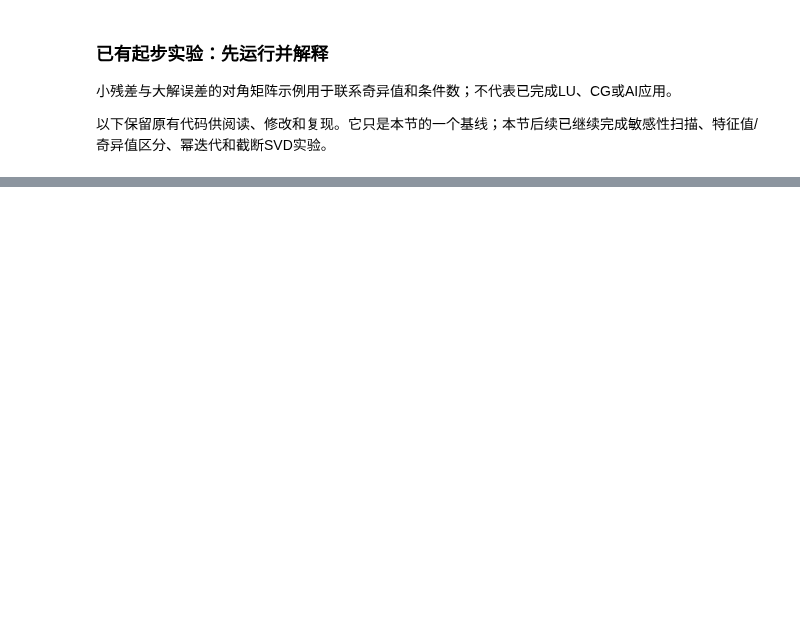
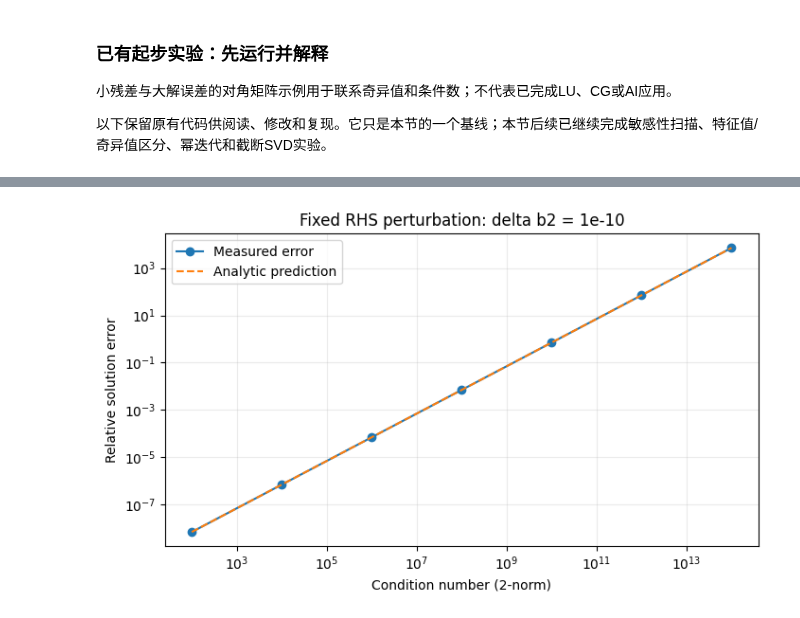
Before and after one commit to prince19992516/-2026, a Jupyter notebook: 教材/第04章-矩阵的解剖/工作/A2组-实验.ipynb, the cells around one changed output, grey strips where cells are left out. Saved outputs shown, nothing was run; the diff lists cells and outputs as text; code cells hidden in the pictures; blank space fills up the shorter version.

```diff
--- a/教材/第04章-矩阵的解剖/工作/A2组-实验.ipynb
+++ b/教材/第04章-矩阵的解剖/工作/A2组-实验.ipynb
@@ -2038,5 +2238,44 @@ print('SVD 行数:', len(svd_rows))
 # %%
 # 4.3 误差图表与比较
+# 扫描条件数并比较实测解误差与解析预测；绘制奇异值谱和截断SVD误差；
+# 自包含生成题3 SVD汇总表，不依赖 4.3 方法块是否运行过。
+# 若本块单独运行，会先补算 svd_rows 与 svd_summary / svd_ex_rows，避免 NameError。
+
+# --- 若未执行 4.3 方法块，补算 svd_rows（8×6 截断 SVD 结果）---
+if 'svd_rows' not in globals():
+    u, s, vt = np.linalg.svd(Alow, full_matrices=False)
+    svd_rows = []
+    for rank in range(7):
+        Ar = (u[:, :rank] * s[:rank]) @ vt[:rank]
+        spec = float(np.linalg.norm(Alow - Ar, 2))
+        fro = float(np.linalg.norm(Alow - Ar, 'fro'))
+        ref_spec = float(s_ref[rank]) if rank < 6 else 0.
+        ref_fro = float(np.linalg.norm(s_ref[rank:]))
+        svd_rows.append({
+            'rank': rank,
+            'spectral_error': spec,
+            'spectral_reference': ref_spec,
+            'Frobenius_error': fro,
+            'Frobenius_reference': ref_fro,
+            'retained_energy': float(np.sum(s_ref[:rank] ** 2) / np.sum(s_ref ** 2))
+        })
+
+# --- 条件数扫描 ---
+sweep = []
+for exponent in [2, 4, 6, 8, 10, 12, 14]:
+    eps = 10. ** (-exponent)
+    AA = np.diag([1., eps])
+    bb = AA @ np.ones(2)
+    xx = np.linalg.solve(AA, bb + pert)
+    err = relerr(xx, np.ones(2))
+    expected = 1e-10 / eps / np.sqrt(2)
+    check(f'Sensitivity exponent {exponent}', np.isclose(err, expected, rtol=1e-7, atol=1e-14))
+    sweep.append({
+        'condition': 1 / eps,
+        'solution_error': err,
+        'analytic_error': expected
+    })
+
 save_table('E43-sensitivity', sweep)
 
 plt.figure(figsize=(7.2, 4.3))
@@ -2049,10 +2288,11 @@ plt.legend()
 plt.grid(True, alpha=.25)
 finish_plot('A-初稿-条件数与误差.png')
 
+# --- 截断 SVD 表格与图 ---
 save_table('E43-truncated-svd', svd_rows)
 
 plt.figure(figsize=(7.2, 4.3))
-plt.semilogy(range(1, 7), s, 'o-')
+plt.semilogy(range(1, 7), s_ref, 'o-')
 plt.xlabel('Singular value index')
 plt.ylabel('Singular value')
 plt.title('Prescribed spectrum of an 8 x 6 matrix')
@@ -2069,3 +2309,43 @@ plt.title('Truncated SVD: nonzero tails (full-rank residual in table)')
 plt.legend()
 plt.grid(True, alpha=.25)
 finish_plot('A-初稿-SVD截断误差.png')
+
+# --- 题3 SVD 汇总（自包含生成）---
+# 若本块单独运行、且 4.3 输入块未执行，这里再补一次 A_q3..D_q3 定义。
+A_q3 = np.array([[0., 2.], [0., 0.]])
+B_q3 = np.array([[1., 2.], [2., 1.]])
+C_q3 = np.diag([3., 1., -2.])
+M_q3 = np.ones((3, 3))
+M_q3[2, 2] += 1e-6
+D_q3 = np.array([[1., 2., 3.], [4., 5., 6.], [7., 8., 9.]])
+
+
+def svd_summary(Q, name):
+    ss = np.linalg.svd(Q, compute_uv=False)
+    rank_q = int(np.sum(ss > 1e-10))
+    cond_q = float(np.inf if ss[-1] <= 1e-10 else ss[0] / ss[-1])
+    return {
+        'matrix': name,
+        'shape': list(Q.shape),
+        'singular_values': ss.tolist(),
+        'rank_at_1e-10': rank_q,
+        'condition_2': cond_q
+    }
+
+
+svd_ex_rows = [
+    svd_summary(A_q3, 'A_q3'),
+    svd_summary(B_q3, 'B_q3'),
+    svd_summary(C_q3, 'C_q3'),
+    svd_summary(M_q3, 'M_q3_eps_1e-6'),
+    svd_summary(D_q3, 'D_q3')
+]
+
+check('Q3 nilpotent norm', np.linalg.norm(A_q3, 2) == 2 and np.max(np.abs(np.linalg.eigvals(A_q3))) == 0)
+check('Q3 symmetric B spectrum', np.allclose(np.linalg.svd(B_q3, compute_uv=False), [3, 1]))
+check('Q3 diagonal C norm', np.linalg.norm(C_q3, 2) == 3)
+check('Q3 D rank', svd_summary(D_q3, 'D')['rank_at_1e-10'] == 2)
+
+save_table('E43-exercise-svd', svd_ex_rows)
+print('4.3证据：', results.get('eigen'), results.get('svd'))
+# %% [output]
@@ -2071,0 +2361 @@ finish_plot('A-初稿-SVD截断误差.png')
+[figure, added]
```
Also changed, not shown: parts of 29 cells of this notebook, 17 other files.
